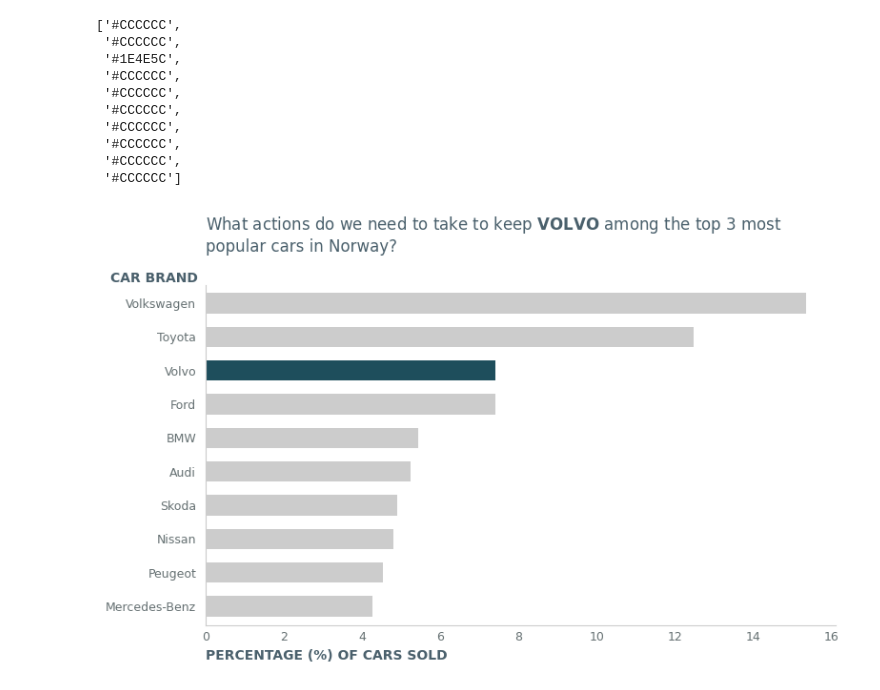
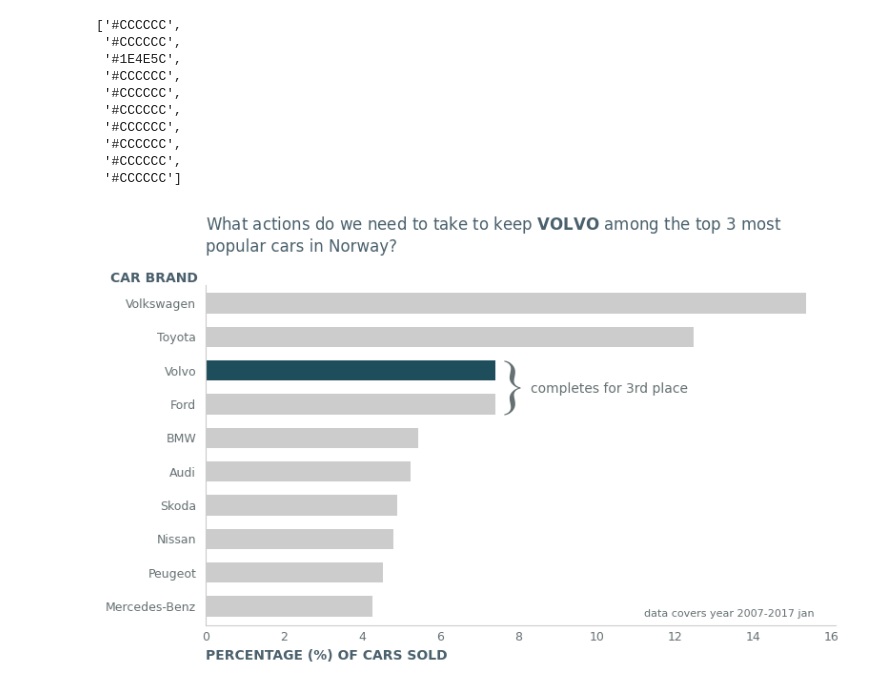
Before and after one commit to 0marsm0/datavisualisation-Alisher-Yuldashev-DE24, a Jupyter notebook: code_alongs/04_storytelling/matplotlib_bar_storytelling.ipynb, the cells around one changed output. Cells and saved outputs as stored; diff of their text form; code cells hidden in the pictures.

```diff
--- a/code_alongs/04_storytelling/matplotlib_bar_storytelling.ipynb
+++ b/code_alongs/04_storytelling/matplotlib_bar_storytelling.ipynb
@@ -132,33 +132,42 @@ ax = df_percentage.iloc[:10].plot(
     width=0.6,
     color=colors,
 )
 
 ax.invert_yaxis()
 
 # remove clutter
 ax.spines[["top", "right"]].set_visible(False)
 
 # contrast
 ax.spines[["left", "bottom"]].set_color(GRAY_1)
 ax.tick_params(axis="both", colors=GRAY_2, labelsize=9, length=0, pad=5)
 ax.tick_params(axis="y", pad=7)
 
 # descriptive title and labels - call to action (CTA)
 ax.set_title(
     "What actions do we need to take to keep "
     + r"$\bf{VOLVO}$"  # LaTeX mode (r"$text$")
     + " among the top 3 most\npopular cars in Norway?",
     loc="left",
     color=GRAY_3,
     pad=25,
 )
 
-ax.set_xlabel("PERCENTAGE (%) OF CARS SOLD", color=GRAY_3, fontweight="bold", loc="left")
+ax.set_xlabel(
+    "PERCENTAGE (%) OF CARS SOLD", color=GRAY_3, fontweight="bold", loc="left"
+)
 ax.set_ylabel("car brand".upper(), color=GRAY_3, fontweight="bold", rotation=0)
 ax.yaxis.set_label_coords(-0.082, 1)
 
+# annotations - proximity principle
+ax.annotate(
+    xy=(7.5, 2.96), text="}", fontsize=45, color=GRAY_2, family="Times New Roman"
+)
+ax.annotate(xy=(8.3, 2.65), text="completes for 3rd place", fontsize=10, color=GRAY_2)
+ax.annotate(xy=(11.2, 9.3), text="data covers year 2007-2017 jan", fontsize=8, color=GRAY_2)
+
 fig = ax.get_figure()
 fig.tight_layout()
-fig.savefig("figures/2_bar_initial.png")
+fig.savefig("figures/2_bar_initial.png", dpi=400)
 # %% [output]
-[figure, old version]
+[figure, new version]
```
Also changed, not shown: 1 other file.
